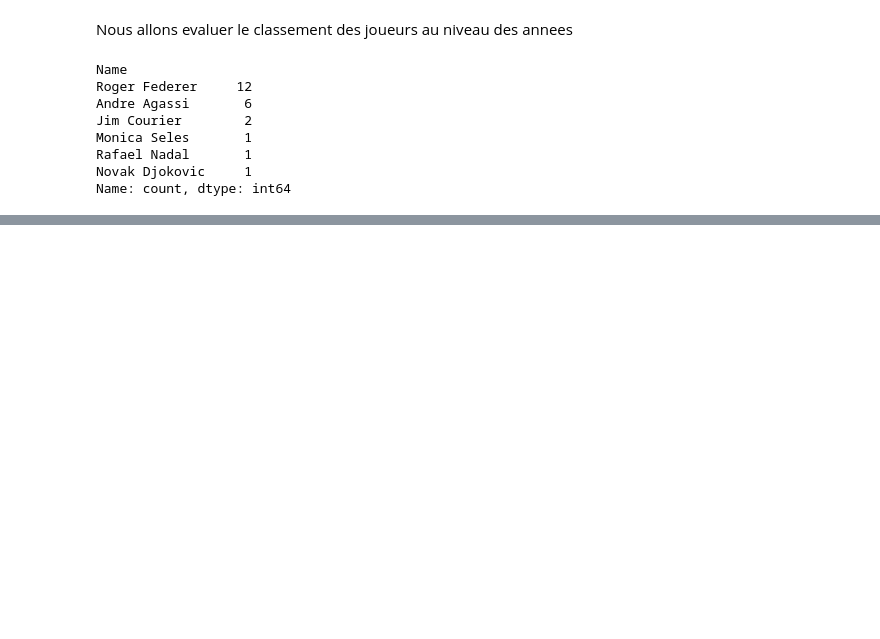
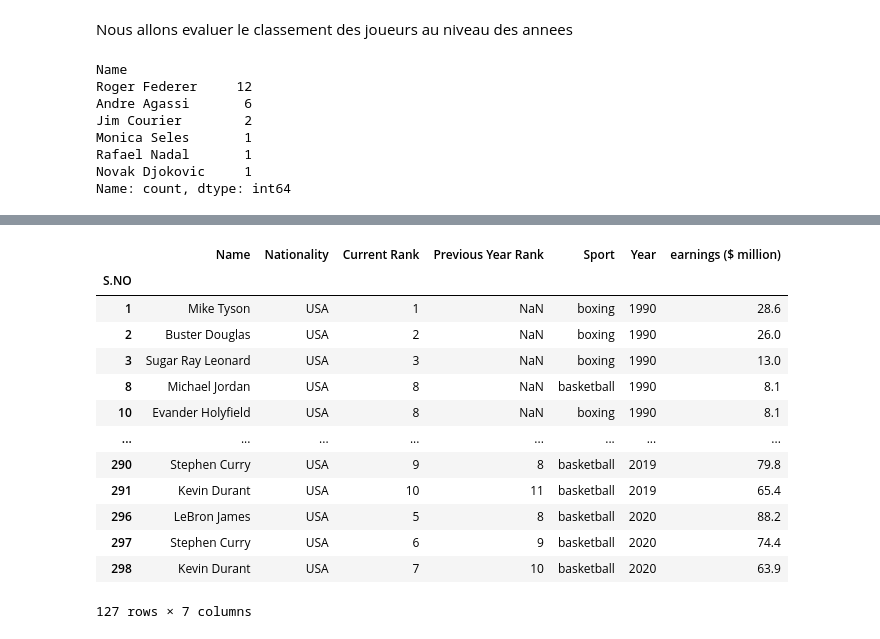
Before and after one commit to Orpheric/athletes_analysis, a Jupyter notebook: analyse_salaire_athlèt.ipynb, the cells around one changed output, grey strips where cells are left out. Cells and saved outputs as stored; diff of their text form; code cells hidden in the pictures; blank space fills up the shorter version.

```diff
--- a/analyse_salaire_athlèt.ipynb
+++ b/analyse_salaire_athlèt.ipynb
@@ -329,0 +341,18 @@ plt.show()
+# %%
+sport_choisis=salaires_athletes[(salaires_athletes['Sport']=='boxing') | (salaires_athletes['Sport']=='basketball') ]
+sport_choisis
+# %% [output]
+|  | Name | Nationality | Current Rank | Previous Year Rank | Sport | Year | earnings ($ million) |
+| S.NO |  |  |  |  |  |  |  |
+| 1 | Mike Tyson | USA | 1 | NaN | boxing | 1990 | 28.6 |
+| 2 | Buster Douglas | USA | 2 | NaN | boxing | 1990 | 26.0 |
+| 3 | Sugar Ray Leonard | USA | 3 | NaN | boxing | 1990 | 13.0 |
+| 8 | Michael Jordan | USA | 8 | NaN | basketball | 1990 | 8.1 |
+| 10 | Evander Holyfield | USA | 8 | NaN | boxing | 1990 | 8.1 |
+| ... | ... | ... | ... | ... | ... | ... | ... |
+| 290 | Stephen Curry | USA | 9 | 8 | basketball | 2019 | 79.8 |
+| 291 | Kevin Durant | USA | 10 | 11 | basketball | 2019 | 65.4 |
+| 296 | LeBron James | USA | 5 | 8 | basketball | 2020 | 88.2 |
+| 297 | Stephen Curry | USA | 6 | 9 | basketball | 2020 | 74.4 |
+| 298 | Kevin Durant | USA | 7 | 10 | basketball | 2020 | 63.9 |
+127 rows × 7 columns
```
Also changed, not shown: parts of 6 cells of this notebook.
